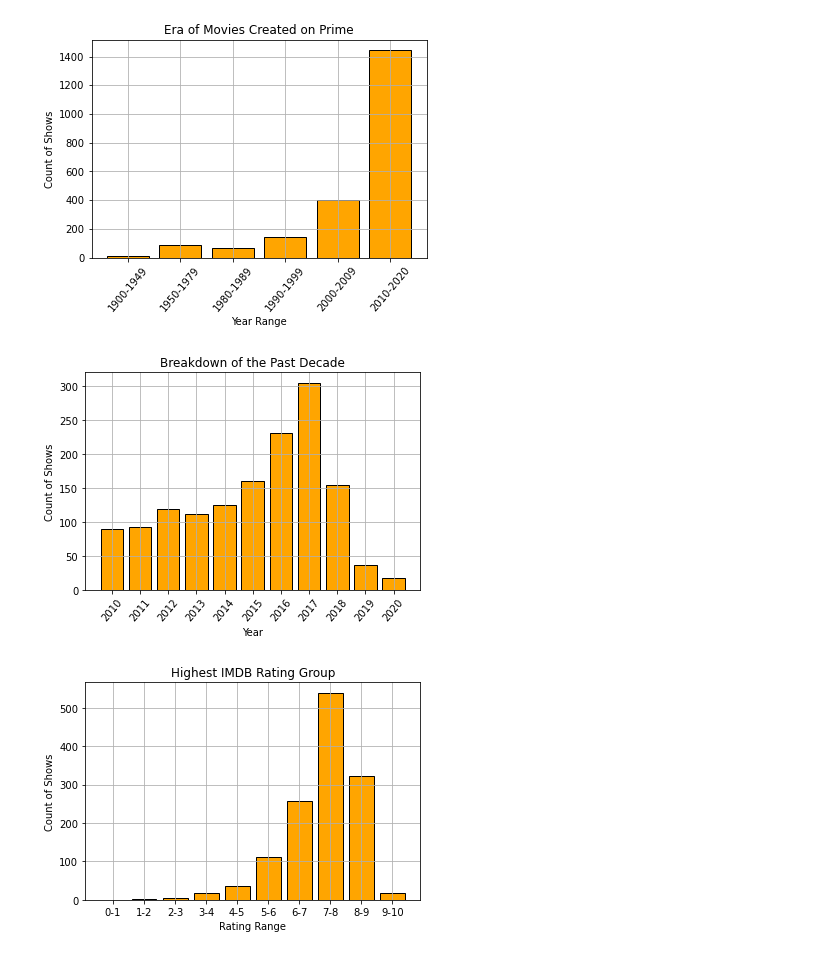
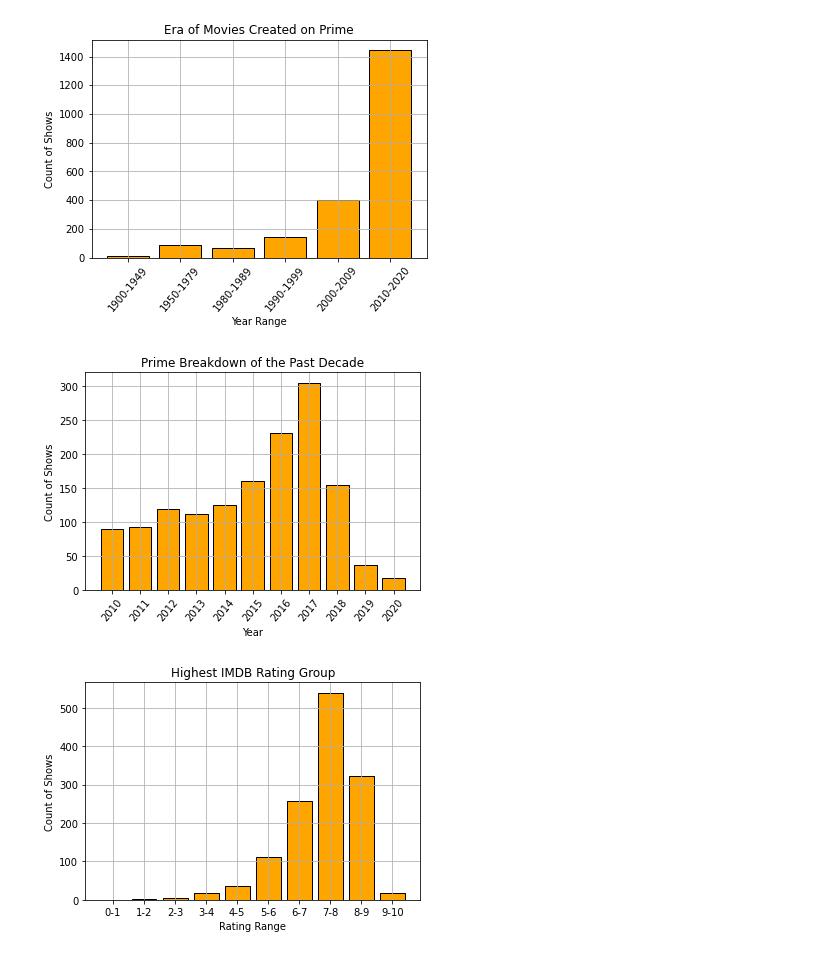
Before and after one commit to Tgreenhu/streaming-platform-analysis, a Jupyter notebook: Streaming Platforms/prime.ipynb, the cells around one changed output. Cells and saved outputs as stored; diff of their text form; code cells hidden in the pictures.

```diff
--- a/Streaming Platforms/prime.ipynb
+++ b/Streaming Platforms/prime.ipynb
@@ -136,18 +137,19 @@ plt.grid();
 # %%
 # Bar chart to breakdown number of movies per year in the last decade
 
 prime_years = prime_df.groupby("Year")
 prime_year_count = prime_years.count().tail(11)
 top_11_years = ['2010', '2011', '2012', '2013', '2014', '2015', '2016', '2017', '2018', '2019', '2020']
 
 plt.bar(top_11_years,prime_year_count['Title'], color = 'orange', edgecolor = 'black');
-plt.title('Breakdown of the Past Decade')
+plt.title('Prime Breakdown of the Past Decade')
 plt.xlabel('Year');
 plt.ylabel('Count of Shows');
 plt.xticks(rotation=50);
 plt.grid();
+plt.savefig("../Charts/prime_decade.pdf")
 # %% [output]
-[figure, old version]
+[figure, new version]
 # %%
 # Group IMDB ratings into bins to create a bar graph
 
```
Also changed, not shown: parts of 3 cells of this notebook, 20 other files.
